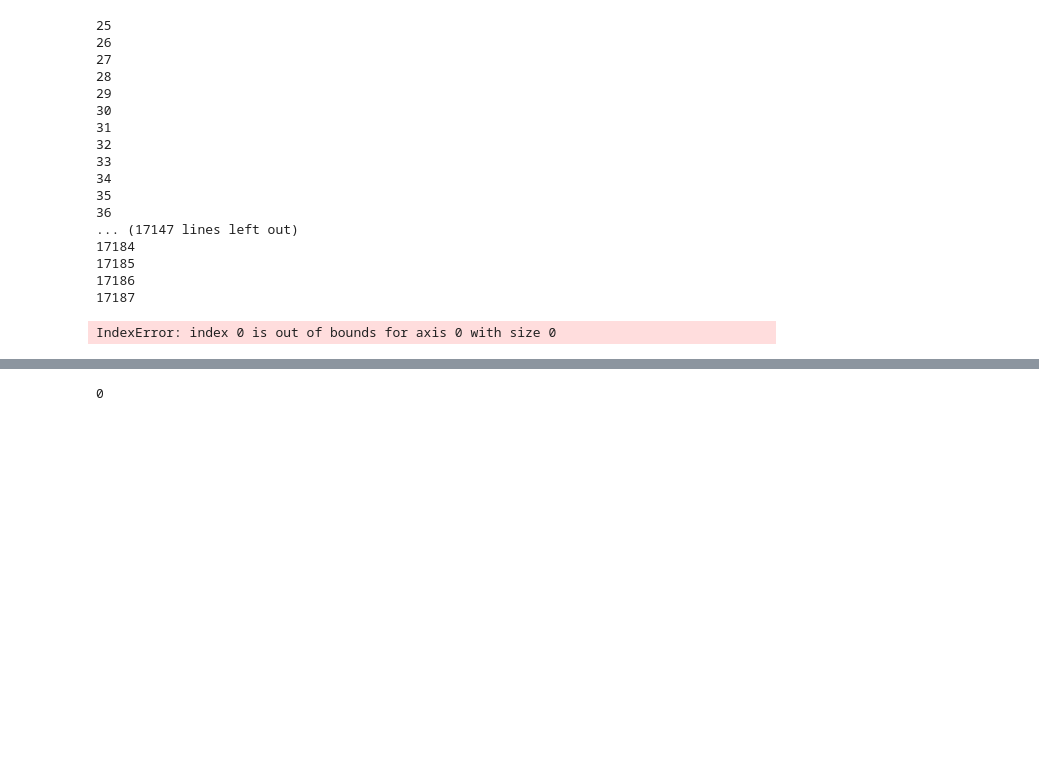
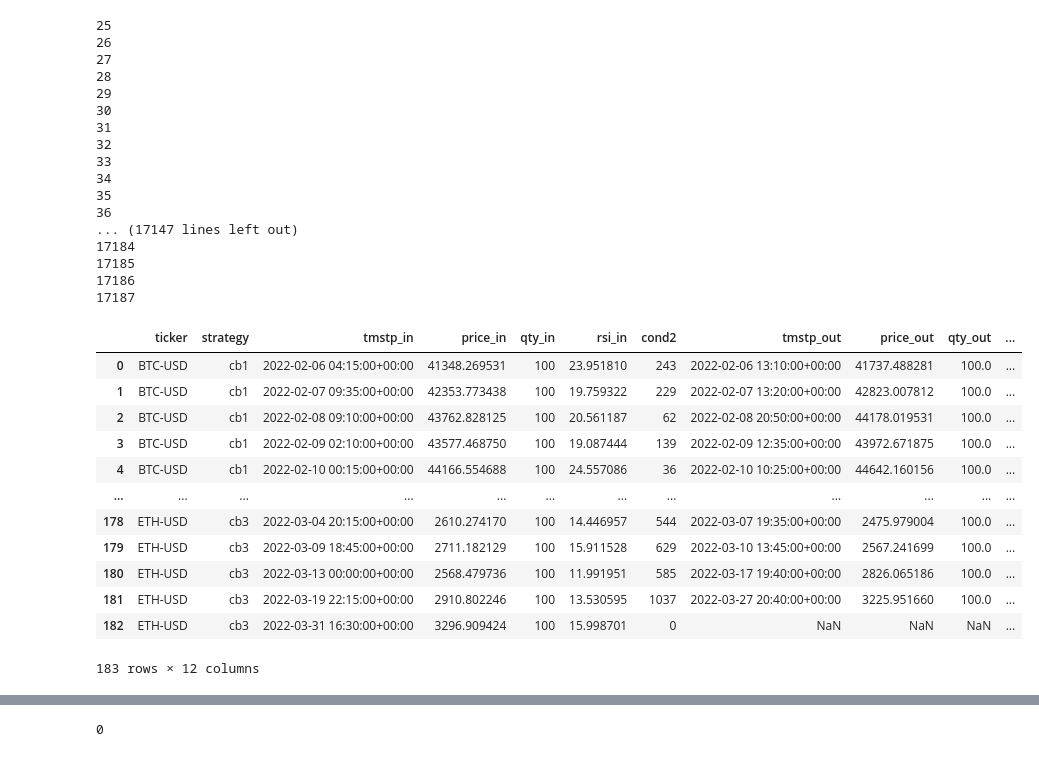
Before and after one commit to sjuanandres0/Chewbacca, a Jupyter notebook: chewie_playground.ipynb, the cells around one changed output, grey strips where cells are left out. Drawn from its saved outputs; the diff is of its cells as text; code cells hidden in the pictures; blank space fills up the shorter version.

```diff
--- a/chewie_playground.ipynb
+++ b/chewie_playground.ipynb
@@ -795,6 +829,19 @@ for row in range(25,len(testing_df)):
 # %%
 tds=pd.read_csv('tds.csv')
 #tds[(tds.ticker==ticker) & (tds.strategy==strategy) & (tds.pl.isnull())]['price_in']#[0]
-tds.loc[(tds.ticker==ticker) & (tds.strategy==strategy) & (tds.pl.isnull()), 'price_in'].values[0]
+#tds.loc[(tds.ticker==ticker) & (tds.strategy==strategy) & (tds.pl.isnull()), 'price_in'].values[0]
+tds
 # %% [output]
+|  | ticker | strategy | tmstp_in | price_in | qty_in | rsi_in | cond2 | tmstp_out | price_out | qty_out | ... |
+| 0 | BTC-USD | cb1 | 2022-02-06 04:15:00+00:00 | 41348.269531 | 100 | 23.951810 | 243 | 2022-02-06 13:10:00+00:00 | 41737.488281 | 100.0 | ... |
+| 1 | BTC-USD | cb1 | 2022-02-07 09:35:00+00:00 | 42353.773438 | 100 | 19.759322 | 229 | 2022-02-07 13:20:00+00:00 | 42823.007812 | 100.0 | ... |
+| 2 | BTC-USD | cb1 | 2022-02-08 09:10:00+00:00 | 43762.828125 | 100 | 20.561187 | 62 | 2022-02-08 20:50:00+00:00 | 44178.019531 | 100.0 | ... |
+| 3 | BTC-USD | cb1 | 2022-02-09 02:10:00+00:00 | 43577.468750 | 100 | 19.087444 | 139 | 2022-02-09 12:35:00+00:00 | 43972.671875 | 100.0 | ... |
+| 4 | BTC-USD | cb1 | 2022-02-10 00:15:00+00:00 | 44166.554688 | 100 | 24.557086 | 36 | 2022-02-10 10:25:00+00:00 | 44642.160156 | 100.0 | ... |
+| ... | ... | ... | ... | ... | ... | ... | ... | ... | ... | ... | ... |
+| 178 | ETH-USD | cb3 | 2022-03-04 20:15:00+00:00 | 2610.274170 | 100 | 14.446957 | 544 | 2022-03-07 19:35:00+00:00 | 2475.979004 | 100.0 | ... |
+| 179 | ETH-USD | cb3 | 2022-03-09 18:45:00+00:00 | 2711.182129 | 100 | 15.911528 | 629 | 2022-03-10 13:45:00+00:00 | 2567.241699 | 100.0 | ... |
+| 180 | ETH-USD | cb3 | 2022-03-13 00:00:00+00:00 | 2568.479736 | 100 | 11.991951 | 585 | 2022-03-17 19:40:00+00:00 | 2826.065186 | 100.0 | ... |
+| 181 | ETH-USD | cb3 | 2022-03-19 22:15:00+00:00 | 2910.802246 | 100 | 13.530595 | 1037 | 2022-03-27 20:40:00+00:00 | 3225.951660 | 100.0 | ... |
+| 182 | ETH-USD | cb3 | 2022-03-31 16:30:00+00:00 | 3296.909424 | 100 | 15.998701 | 0 | NaN | NaN | NaN | ... |
-IndexError: index 0 is out of bounds for axis 0 with size 0
+183 rows × 12 columns
```
Also changed, not shown: parts of 4 cells of this notebook, 12 other files.
